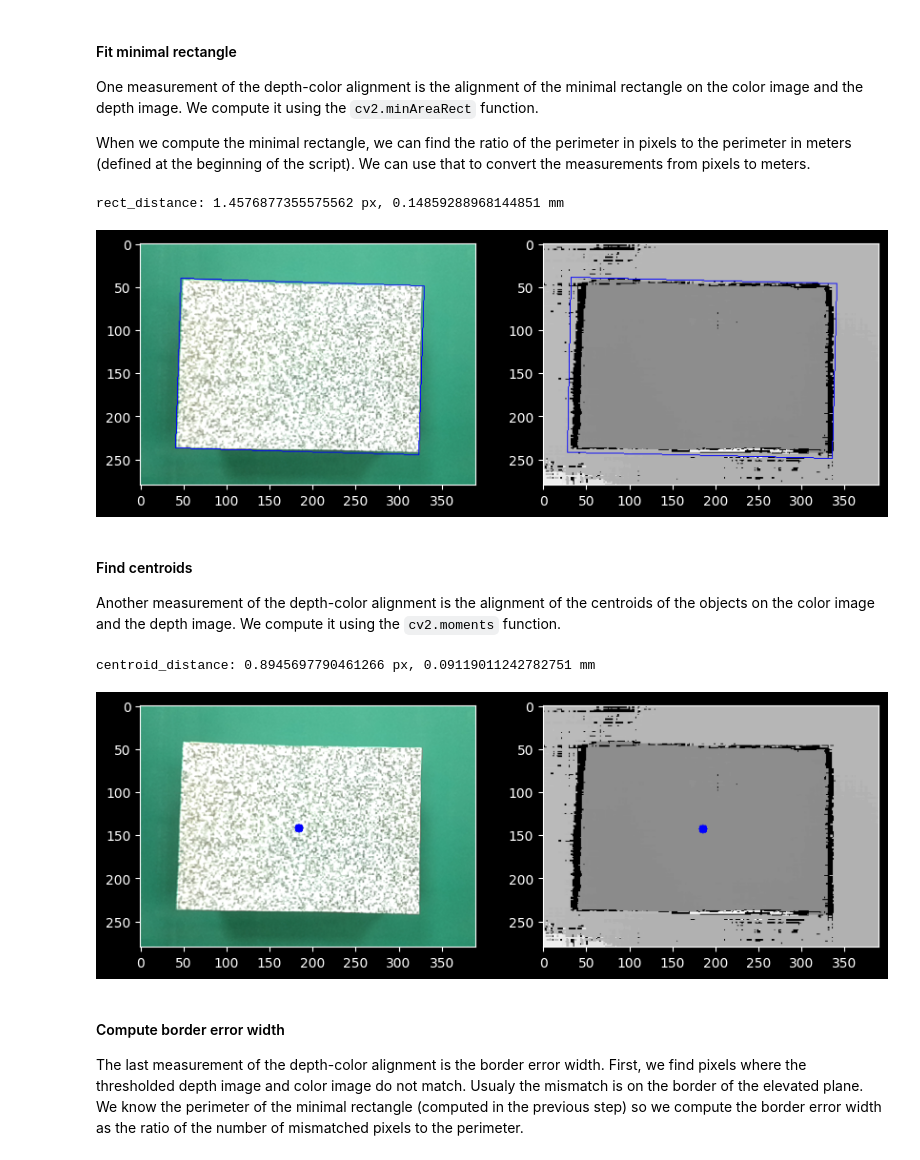
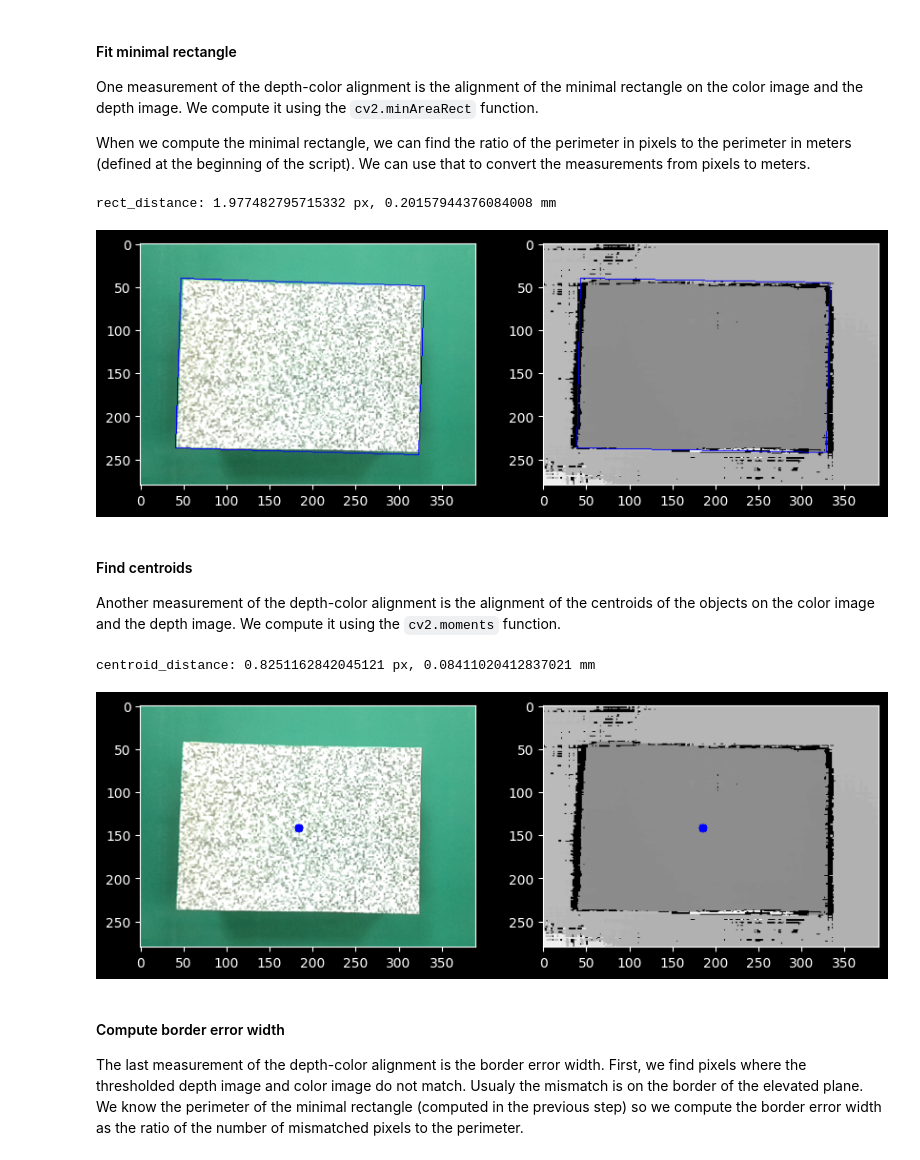
Before and after one commit to luxonis/depthai-experiments, a Jupyter notebook: depth-color-alignment-test/v2/analyse.ipynb, the cells around one changed output. Cells and saved outputs as stored; diff of their text form; code cells hidden in the pictures.

```diff
--- a/depth-color-alignment-test/v2/analyse.ipynb
+++ b/depth-color-alignment-test/v2/analyse.ipynb
@@ -90,16 +90,16 @@ def depth_threshold_keep_unknown(depth_crop, image_crop):
 	return depth_masked < 600
 
 image_bin = rgb_threshold(image_crop)
-depth_bin_old = depth_threshold(depth_crop)
-depth_bin = depth_threshold_keep_unknown(depth_crop, image_crop)
+depth_bin = depth_threshold(depth_crop)
+depth_bin_keep_unknown = depth_threshold_keep_unknown(depth_crop, image_crop)
 
 plt.figure(figsize=(20, 10))
 plt.subplot(1, 3, 1)
 plt.imshow(image_bin)
 plt.subplot(1, 3, 2)
-plt.imshow(depth_bin_old)
+plt.imshow(depth_bin)
 plt.subplot(1, 3, 3)
-plt.imshow(depth_bin)
+plt.imshow(depth_bin_keep_unknown)
 # %% [output]
 <matplotlib.image.AxesImage at 0x...>
 [figure]
@@ -122,37 +122,37 @@ def get_px_to_mm(image_box):
 	rectangle_perimeter_px = cv2.arcLength(image_box, True)
 	return RECTANGLE_PERIMETER / rectangle_perimeter_px
 
 
 def get_rect_distance(box1, box2):
 	return np.linalg.norm(box1.mean(axis=0) - box2.mean(axis=0))
 
 
 image_box = fit_minimal_rectangle(image_bin)
 depth_box = fit_minimal_rectangle(depth_bin)
 
 px_to_mm = get_px_to_mm(image_box)
 
 
 image_vis = image_crop.copy()
 depth_vis =  np.interp(depth_crop, [0, 1000], [0, 255]).astype(np.uint8)
 depth_vis = np.stack([depth_vis]*3, axis=2)
 
-cv2.drawContours(image_vis, [np.int0(image_box)], 0, (0,0,255), 1)
-cv2.drawContours(depth_vis, [np.int0(depth_box)], 0, (0,0,255), 1)
+cv2.drawContours(image_vis, [np.intp(image_box)], 0, (0,0,255), 1)
+cv2.drawContours(depth_vis, [np.intp(depth_box)], 0, (0,0,255), 1)
 
 plt.figure(figsize=(10, 10))
 plt.subplot(1, 2, 1)
 plt.imshow(image_vis)
 plt.subplot(1, 2, 2)
 plt.imshow(depth_vis)
 
 rect_distance = get_rect_distance(image_box, depth_box)
 rect_distance_mm = rect_distance * px_to_mm
 
 print(f"rect_distance: {rect_distance} px, {rect_distance_mm} mm")
 # %% [output]
-rect_distance: 1.4576877355575562 px, 0.14859288968144851 mm
+rect_distance: 1.977482795715332 px, 0.20157944376084008 mm
-[figure, old version]
+[figure, new version]
 # %% [markdown]
 #### Find centroids
 
@@ -183,7 +183,7 @@ centroid_distance_mm = centroid_distance * px_to_mm
 
 print(f"centroid_distance: {centroid_distance} px, {centroid_distance_mm} mm")
 # %% [output]
-centroid_distance: 0.8945697790461266 px, 0.09119011242782751 mm
+centroid_distance: 0.8251162842045121 px, 0.08411020412837021 mm
 [figure]
 # %% [markdown]
 #### Compute border error width
```
Also changed, not shown: parts of 2 cells of this notebook.
